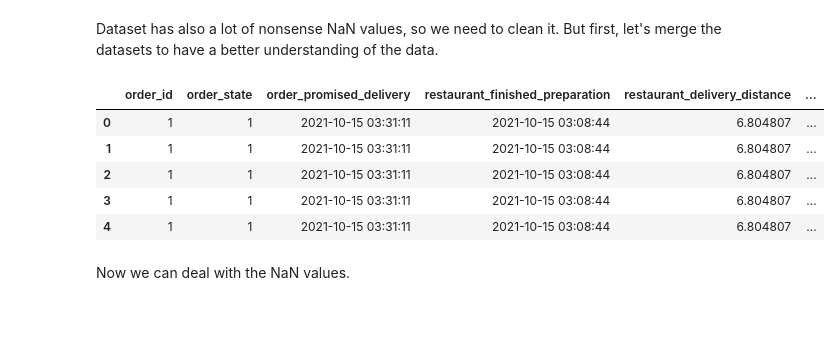
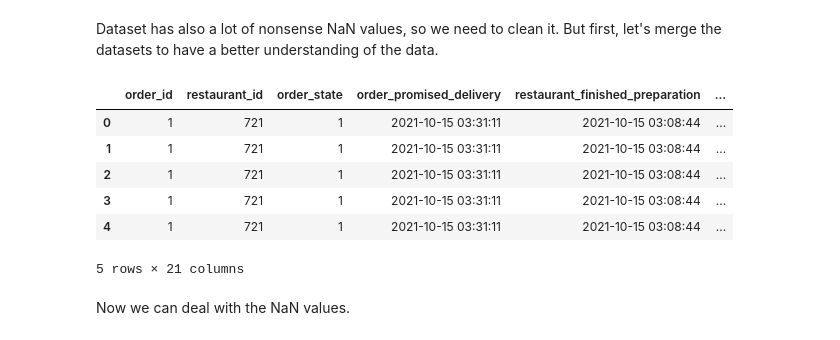
Before and after one commit to luzgui1/data_challenge, a Jupyter notebook: project.ipynb, the cells around one changed output. Cells and saved outputs as stored; diff of their text form; code cells hidden in the pictures.

```diff
--- a/project.ipynb
+++ b/project.ipynb
@@ -115,5 +116,8 @@ df_orders['dif_promised_preparation'] = df_orders['order_promised_delivery'] - d
 
 # Converting the difference to minutes
 df_orders['dif_promised_preparation'] = df_orders['dif_promised_preparation'].dt.total_seconds() / 60
+
+# 5. Extracting weekday from restaurant_finished_preparation
+df_orders['weekday'] = df_orders['restaurant_finished_preparation'].dt.day_name()
 # %% [markdown]
 Now, let's check the data.
@@ -319,0 +361,8 @@ memory usage: 44.1+ MB
+# %%
+df_start = df_order_stages[['order_id','order_stage_start']].loc[df_order_stages['order_stage']=='order_proposed_to_courier']
+
+df_start['weekday'] = df_start['order_stage_start'].dt.day_name()
+
+df_start.drop(columns=['order_stage_start'],inplace=True)
+
+df_start
@@ -320,18 +383,20 @@ memory usage: 44.1+ MB
 # %% [markdown]
 Dataset has also a lot of nonsense NaN values, so we need to clean it. But first, let's merge the datasets to have a better understanding of the data.
 # %%
-df_merged_order = pd.merge(df_orders[['order_id','order_state','order_promised_delivery','restaurant_finished_preparation','restaurant_delivery_distance','dif_promised_preparation']], df_order_stages, on='order_id', how='left')
+df_merged_order = pd.merge(df_orders[['order_id','restaurant_id','order_state','order_promised_delivery','restaurant_finished_preparation','restaurant_delivery_distance','dif_promised_preparation']], df_order_stages, on='order_id', how='left')
+df_merged_order = df_merged_order.merge(df_start,how='left',on='order_id')
 
 # The column task_id does not add any value to the analysis, so we can drop it.
 df_merged_order.drop(columns=['task_id'], inplace=True)
 df_merged_order.head()
 # %% [output]
-|  | order_id | order_state | order_promised_delivery | restaurant_finished_preparation | restaurant_delivery_distance | ... |
-| 0 | 1 | 1 | 2021-10-15 03:31:11 | 2021-10-15 03:08:44 | 6.804807 | ... |
-| 1 | 1 | 1 | 2021-10-15 03:31:11 | 2021-10-15 03:08:44 | 6.804807 | ... |
-| 2 | 1 | 1 | 2021-10-15 03:31:11 | 2021-10-15 03:08:44 | 6.804807 | ... |
-| 3 | 1 | 1 | 2021-10-15 03:31:11 | 2021-10-15 03:08:44 | 6.804807 | ... |
-| 4 | 1 | 1 | 2021-10-15 03:31:11 | 2021-10-15 03:08:44 | 6.804807 | ... |
+|  | order_id | restaurant_id | order_state | order_promised_delivery | restaurant_finished_preparation | ... |
+| 0 | 1 | 721 | 1 | 2021-10-15 03:31:11 | 2021-10-15 03:08:44 | ... |
+| 1 | 1 | 721 | 1 | 2021-10-15 03:31:11 | 2021-10-15 03:08:44 | ... |
+| 2 | 1 | 721 | 1 | 2021-10-15 03:31:11 | 2021-10-15 03:08:44 | ... |
+| 3 | 1 | 721 | 1 | 2021-10-15 03:31:11 | 2021-10-15 03:08:44 | ... |
+| 4 | 1 | 721 | 1 | 2021-10-15 03:31:11 | 2021-10-15 03:08:44 | ... |
+5 rows × 21 columns
 # %% [markdown]
 Now we can deal with the NaN values.
 # %%
```
Also changed, not shown: parts of 73 cells of this notebook.
